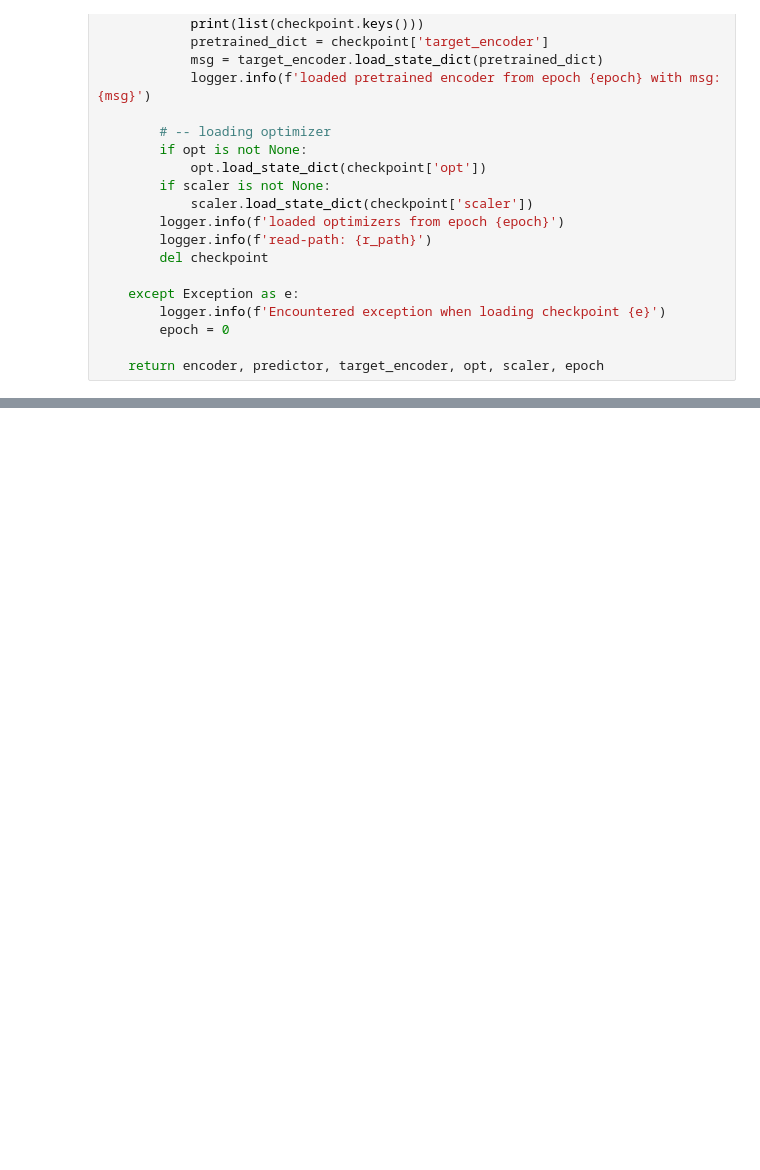
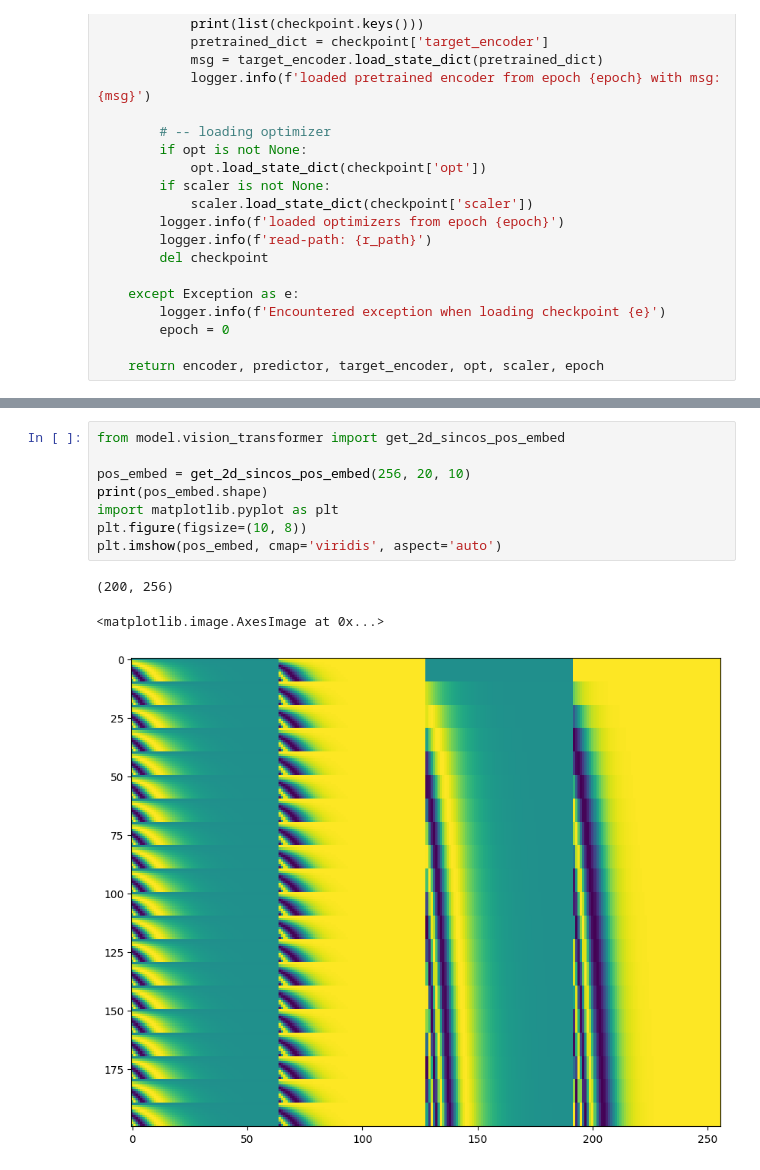
Before and after one commit to omerAJ/Hyb-STEX, a Jupyter notebook: eval_pretrainingV2.ipynb, the cells around one changed output, grey strips where cells are left out. Cells and saved outputs as stored; diff of their text form; blank space fills up the shorter version.

```diff
--- a/eval_pretrainingV2.ipynb
+++ b/eval_pretrainingV2.ipynb
@@ -397,0 +529,12 @@ att_modified = keep_top_8_vectorized(att)
+# %%
+from model.vision_transformer import get_2d_sincos_pos_embed
+
+pos_embed = get_2d_sincos_pos_embed(256, 20, 10)
+print(pos_embed.shape)
+import matplotlib.pyplot as plt
+plt.figure(figsize=(10, 8))
+plt.imshow(pos_embed, cmap='viridis', aspect='auto')
+# %% [output]
+(200, 256)
+<matplotlib.image.AxesImage at 0x...>
+[figure, added]
```
Also changed, not shown: parts of 9 cells of this notebook, 6 other files.
